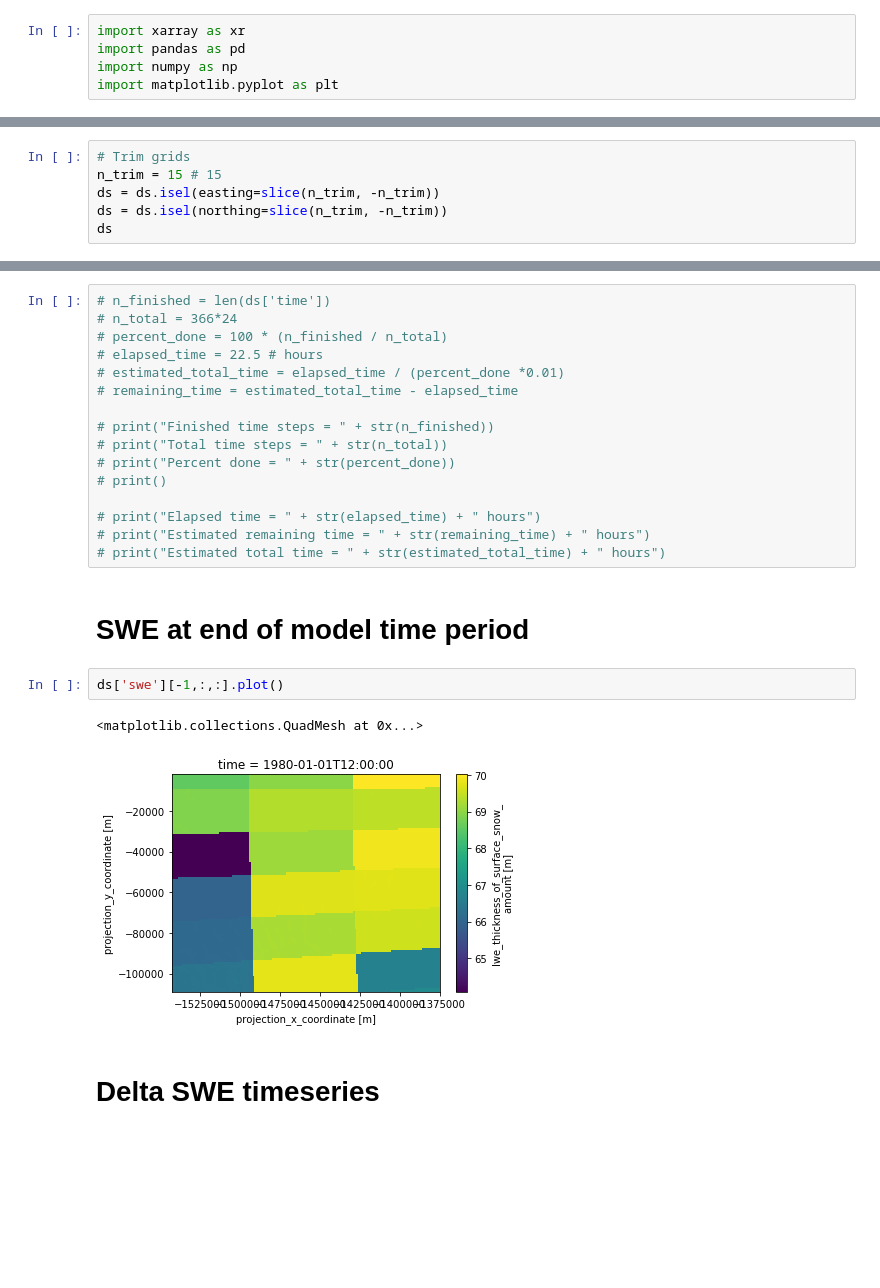
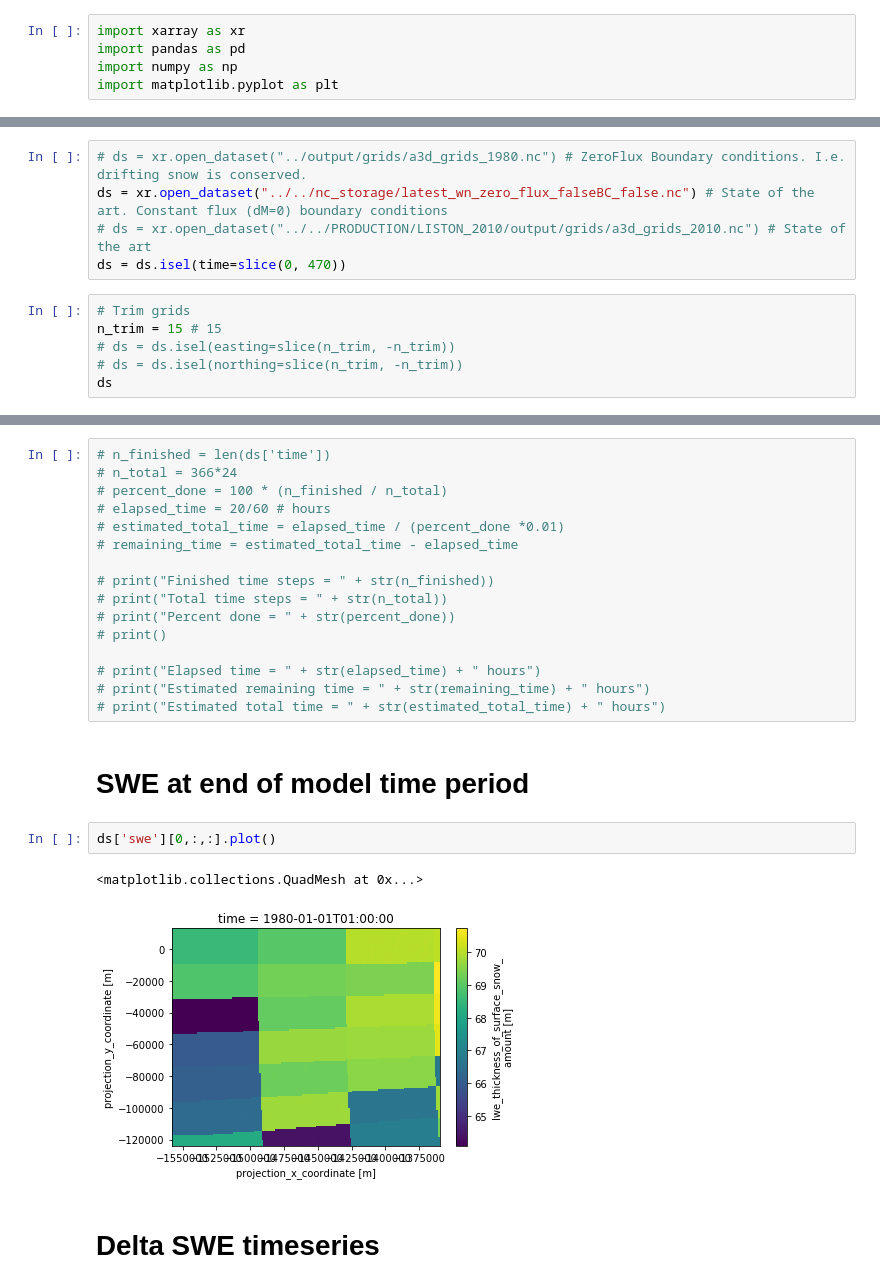
Before and after one commit to EricKeenan/SNOWPACK_WAIS, a Jupyter notebook: analysis/inspect_grid.ipynb, the cells around one changed output, grey strips where cells are left out. Cells and saved outputs as stored; diff of their text form; blank space fills up the shorter version.

```diff
--- a/analysis/inspect_grid.ipynb
+++ b/analysis/inspect_grid.ipynb
@@ -19,8 +11,13 @@ ds = xr.open_dataset("../output/grids/a3d_grids_1980.nc") # there should be eros
+# %%
+# ds = xr.open_dataset("../output/grids/a3d_grids_1980.nc") # ZeroFlux Boundary conditions. I.e. drifting snow is conserved.
+ds = xr.open_dataset("../../nc_storage/latest_wn_zero_flux_falseBC_false.nc") # State of the art. Constant flux (dM=0) boundary conditions
+# ds = xr.open_dataset("../../PRODUCTION/LISTON_2010/output/grids/a3d_grids_2010.nc") # State of the art
+ds = ds.isel(time=slice(0, 470))
 # %%
 # Trim grids
 n_trim = 15 # 15
-ds = ds.isel(easting=slice(n_trim, -n_trim))
-ds = ds.isel(northing=slice(n_trim, -n_trim))
+# ds = ds.isel(easting=slice(n_trim, -n_trim))
+# ds = ds.isel(northing=slice(n_trim, -n_trim))
 ds
 # %% [output]
 <xarray.Dataset>
@@ -44,7 +41,7 @@ Data variables:
 # n_finished = len(ds['time'])
 # n_total = 366*24
 # percent_done = 100 * (n_finished / n_total)
-# elapsed_time = 22.5 # hours
+# elapsed_time = 20/60 # hours
 # estimated_total_time = elapsed_time / (percent_done *0.01)
 # remaining_time = estimated_total_time - elapsed_time
 
@@ -59,10 +56,10 @@ Data variables:
 # %% [markdown]
 # SWE at end of model time period
 # %%
-ds['swe'][-1,:,:].plot()
+ds['swe'][0,:,:].plot()
 # %% [output]
 <matplotlib.collections.QuadMesh at 0x...>
-[figure, old version]
+[figure, new version]
 # %% [markdown]
 # Delta SWE timeseries
 # %%
```
Also changed, not shown: parts of 10 cells of this notebook, 7 other files.
